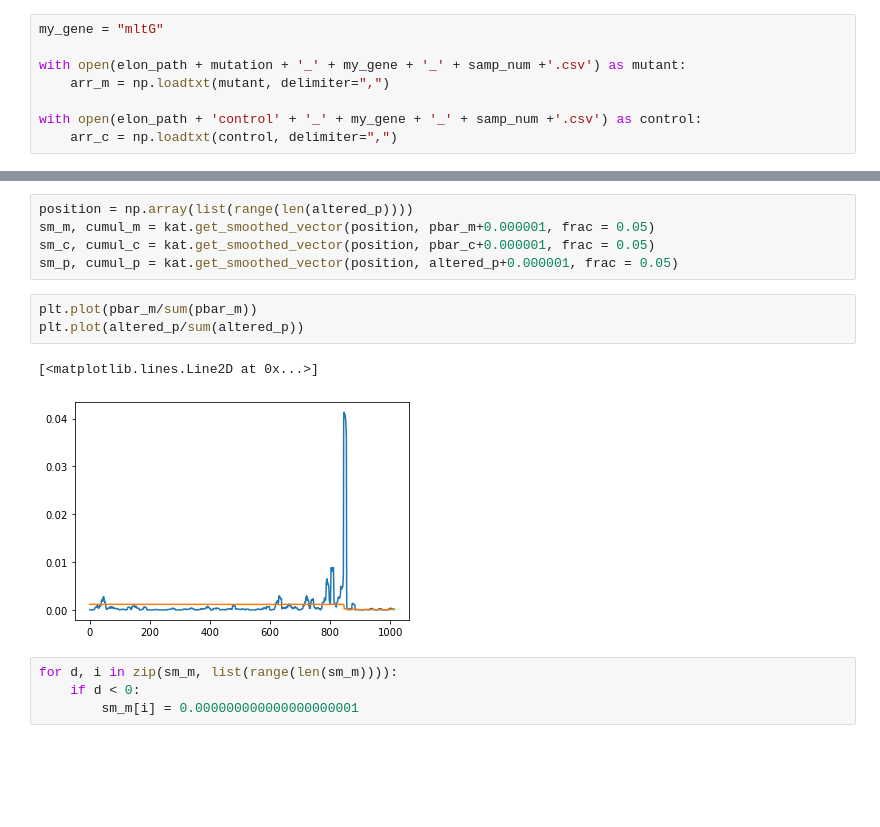
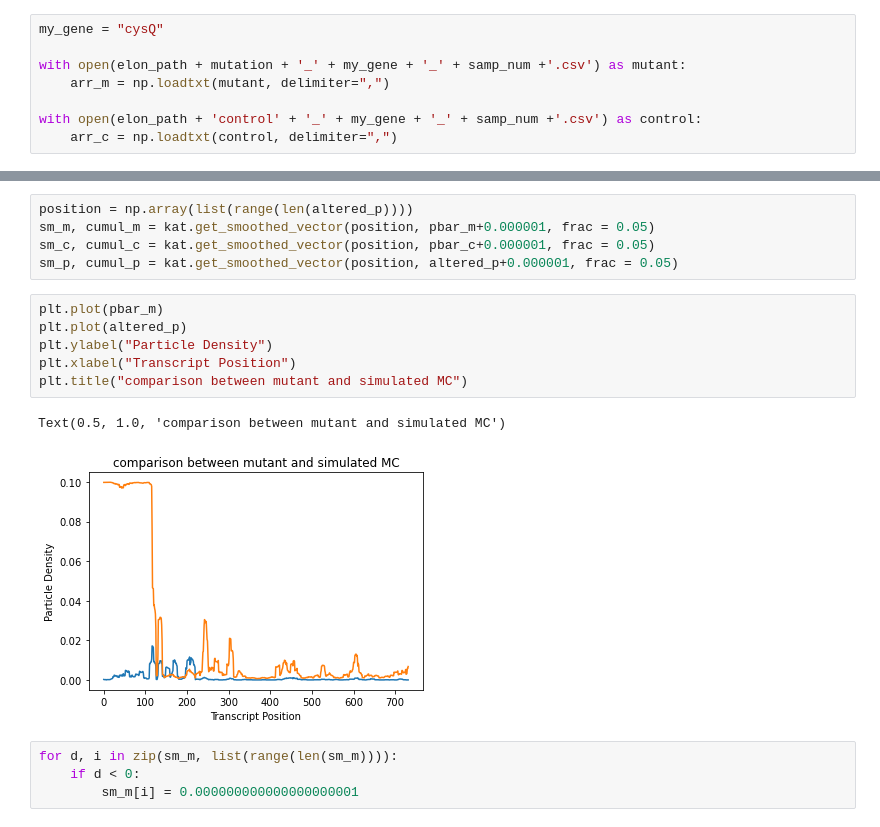
Before and after one commit to Raif-fl/Fall_2021_Work_journal, a Jupyter notebook: KL_divergence/tasep-kl.ipynb, the cells around one changed output, grey strips where cells are left out. Saved outputs shown, nothing was run; the diff lists cells and outputs as text; blank space fills up the shorter version.

```diff
--- a/KL_divergence/tasep-kl.ipynb
+++ b/KL_divergence/tasep-kl.ipynb
@@ -62,7 +62,7 @@ data_control = kat.load_count_positions("control_RPF_"+ samp_num +"_counts.csv",
 # %% [markdown]
 ## Loading up elongation rates.
 # %%
-my_gene = "mltG"
+my_gene = "cysQ"
 
 with open(elon_path + mutation + '_' + my_gene + '_' + samp_num +'.csv') as mutant:
     arr_m = np.loadtxt(mutant, delimiter=",")
@@ -140,11 +149,14 @@ sm_m, cumul_m = kat.get_smoothed_vector(position, pbar_m+0.000001, frac = 0.05)
 sm_c, cumul_c = kat.get_smoothed_vector(position, pbar_c+0.000001, frac = 0.05)
 sm_p, cumul_p = kat.get_smoothed_vector(position, altered_p+0.000001, frac = 0.05)
 # %%
-plt.plot(pbar_m/sum(pbar_m))
-plt.plot(altered_p/sum(altered_p))
+plt.plot(pbar_m)
+plt.plot(altered_p)
+plt.ylabel("Particle Density")
+plt.xlabel("Transcript Position")
+plt.title("comparison between mutant and simulated MC")
 # %% [output]
-[<matplotlib.lines.Line2D at 0x...>]
+Text(0.5, 1.0, 'comparison between mutant and simulated MC')
-[figure, old version]
+[figure, new version]
 # %%
 for d, i in zip(sm_m, list(range(len(sm_m)))):
     if d < 0:
```
Also changed, not shown: parts of 4 cells of this notebook, 8 other files.
